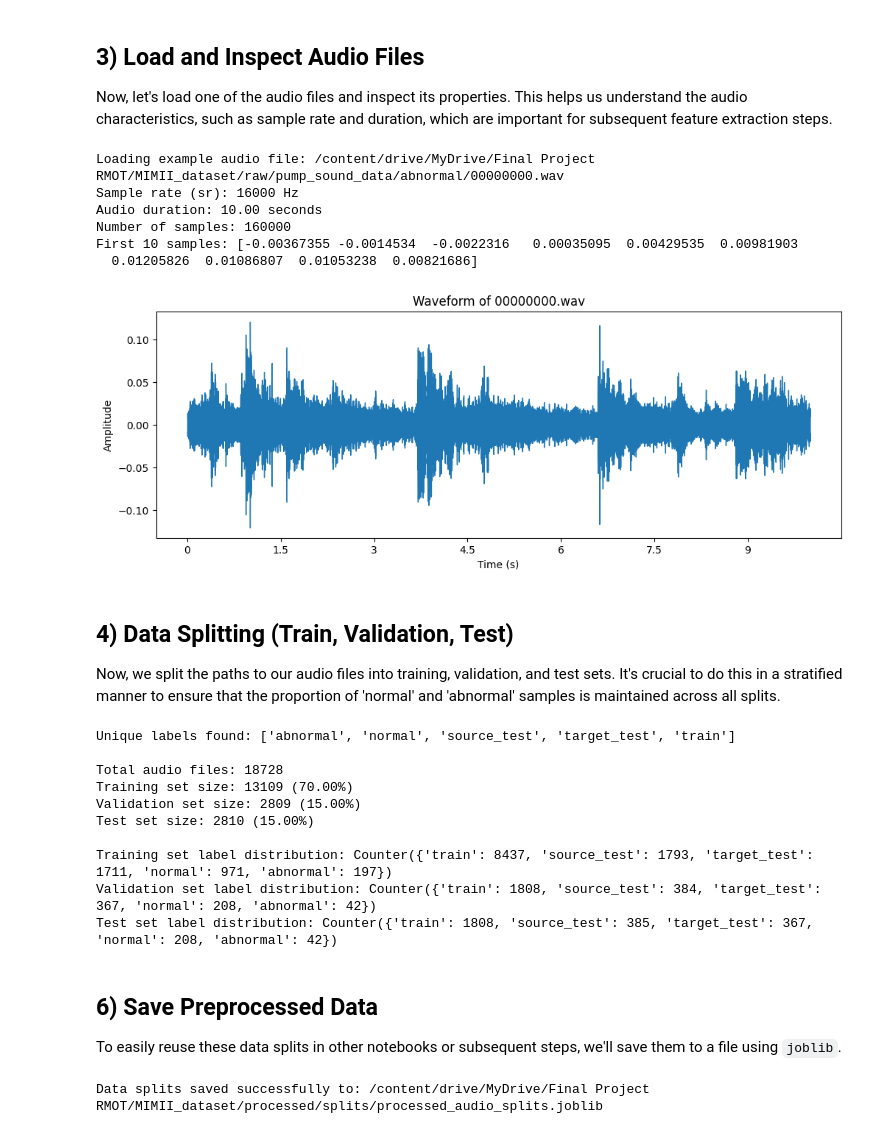
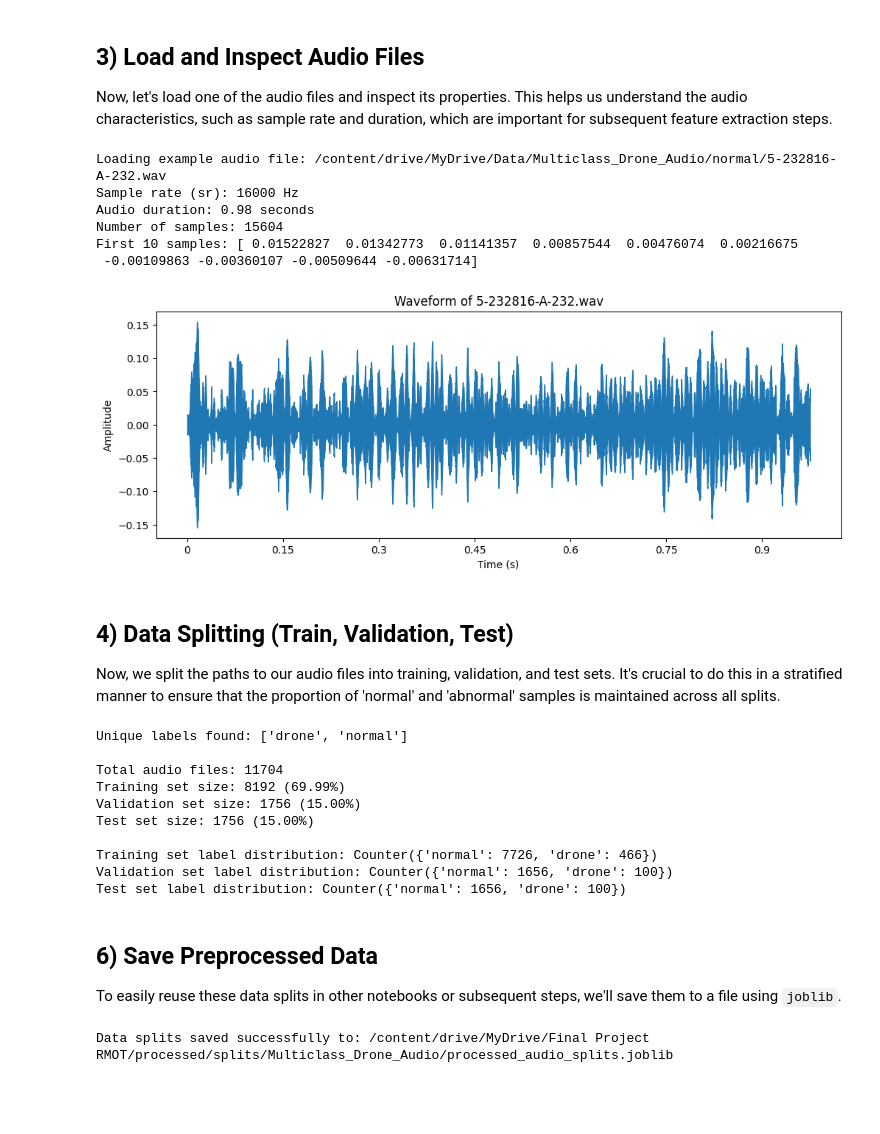
Before and after one commit to roeiyanku/UAV_Sound_Classification_Project, a Jupyter notebook: notebooks/01_data_preparation.ipynb, the cells around one changed output. Saved outputs shown, nothing was run; the diff lists cells and outputs as text; code cells hidden in the pictures; blank space fills up the shorter version.

```diff
--- a/notebooks/01_data_preparation.ipynb
+++ b/notebooks/01_data_preparation.ipynb
@@ -9,14 +9,16 @@ This notebook downloads relavent data and preprocesses it for feature extraction
 # ── All paths and settings are defined here ──────────────────────────────────
 
 # ── Choose dataset ────────────────────────────────────────────────────────────
-DATASET = "pump"  # "pump" or "valve"
+DATASET = "Multiclass_Drone_Audio"    # "fan", "pump", "slider", "valve", "Binary_Drone_Audio", "AeroSonicDB", "Multiclass_Drone_Audio"
+#DB_LEVEL = "0_dB"
+#ID = "id_00"          # "id_00" "id_02", "id_04", "id_06"
 
-if DATASET == "pump":
-    DATA_DIR = "/content/drive/MyDrive/Final Project RMOT/MIMII_dataset/raw/pump_sound_data"
-elif DATASET == "valve":
-    DATA_DIR = "/content/drive/MyDrive/Final Project RMOT/MIMII_dataset/raw/0_dB_valve"
+#DATA_DIR = f"/content/drive/MyDrive/Data/MIMII/{DATASET}_sound_data/{DB_LEVEL}/{ID}"
+DATA_DIR = f"/content/drive/MyDrive/Data/Multiclass_Drone_Audio"
 
-SAVE_DIR = f"/content/drive/MyDrive/Final Project RMOT/MIMII_dataset/processed/splits/{DATASET}"
+#SAVE_DIR = f"/content/drive/MyDrive/Final Project RMOT/processed/splits/{DATASET}/{DB_LEVEL}/{ID}"
+SAVE_DIR = f"/content/drive/MyDrive/Final Project RMOT/processed/splits/Multiclass_Drone_Audio"
+
 
 RANDOM_STATE = 42
 TEST_SIZE    = 0.30   # fraction used for val+test combined
@@ -82,39 +84,39 @@ Now, let's load one of the audio files and inspect its properties. This helps us
 # %%
 import librosa
 import librosa.display
 import matplotlib.pyplot as plt
 import numpy as np
 
 # Take the first audio file as an example
 if files:
-    example_audio_path = files[0]
+    example_audio_path = files[1]
     print(f"Loading example audio file: {example_audio_path}")
 
     # Load the audio file
     y, sr = librosa.load(example_audio_path, sr=None) # sr=None preserves original sample rate
 
     print(f"Sample rate (sr): {sr} Hz")
     print(f"Audio duration: {len(y)/sr:.2f} seconds")
     print(f"Number of samples: {len(y)}")
     print(f"First 10 samples: {y[:10]}")
 
     # Optionally, plot the waveform
     plt.figure(figsize=(12, 4))
     librosa.display.waveshow(y, sr=sr)
     plt.title(f'Waveform of {os.path.basename(example_audio_path)}')
     plt.xlabel('Time (s)')
     plt.ylabel('Amplitude')
     plt.show()
 else:
     print("No audio files found in the specified directory.")
 # %% [output]
-Loading example audio file: /content/drive/MyDrive/Final Project RMOT/MIMII_dataset/raw/pump_sound_data/abnormal/00000000.wav
+Loading example audio file: /content/drive/MyDrive/Data/Multiclass_Drone_Audio/normal/5-232816-A-232.wav
 Sample rate (sr): 16000 Hz
-Audio duration: 10.00 seconds
-Number of samples: 160000
-First 10 samples: [-0.00367355 -0.0014534  -0.0022316   0.00035095  0.00429535  0.00981903
-  0.01205826  0.01086807  0.01053238  0.00821686]
+Audio duration: 0.98 seconds
+Number of samples: 15604
+First 10 samples: [ 0.01522827  0.01342773  0.01141357  0.00857544  0.00476074  0.00216675
+ -0.00109863 -0.00360107 -0.00509644 -0.00631714]
-[figure, old version]
+[figure, new version]
 # %% [markdown]
 ## 4) Data Splitting (Train, Validation, Test)
 
@@ -125,7 +127,6 @@ import os
 
 labels = [os.path.basename(os.path.dirname(f)) for f in files]
 
-# Convert labels to numerical format ('normal': 0, 'abnormal': 1)
 unique_labels = sorted(list(set(labels)))
 label_to_int = {label: i for i, label in enumerate(unique_labels)}
 int_labels = [label_to_int[label] for label in labels]
@@ -157,16 +158,16 @@ print(f"\nTraining set label distribution: {train_label_counts}")
 print(f"Validation set label distribution: {val_label_counts}")
 print(f"Test set label distribution: {test_label_counts}")
 # %% [output]
-Unique labels found: ['abnormal', 'normal', 'source_test', 'target_test', 'train']
+Unique labels found: ['drone', 'normal']
 
-Total audio files: 18728
-Training set size: 13109 (70.00%)
-Validation set size: 2809 (15.00%)
-Test set size: 2810 (15.00%)
+Total audio files: 11704
+Training set size: 8192 (69.99%)
+Validation set size: 1756 (15.00%)
+Test set size: 1756 (15.00%)
 
-Training set label distribution: Counter({'train': 8437, 'source_test': 1793, 'target_test': 1711, 'normal': 971, 'abnormal': 197})
-Validation set label distribution: Counter({'train': 1808, 'source_test': 384, 'target_test': 367, 'normal': 208, 'abnormal': 42})
-Test set label distribution: Counter({'train': 1808, 'source_test': 385, 'target_test': 367, 'normal': 208, 'abnormal': 42})
+Training set label distribution: Counter({'normal': 7726, 'drone': 466})
+Validation set label distribution: Counter({'normal': 1656, 'drone': 100})
+Test set label distribution: Counter({'normal': 1656, 'drone': 100})
 # %% [markdown]
 ## 6) Save Preprocessed Data
 
@@ -194,4 +195,4 @@ joblib.dump(data_splits, save_path)
 
 print(f"Data splits saved successfully to: {save_path}")
 # %% [output]
-Data splits saved successfully to: /content/drive/MyDrive/Final Project RMOT/MIMII_dataset/processed/splits/processed_audio_splits.joblib
+Data splits saved successfully to: /content/drive/MyDrive/Final Project RMOT/processed/splits/Multiclass_Drone_Audio/processed_audio_splits.joblib
```
Also changed, not shown: parts of 2 cells of this notebook.
